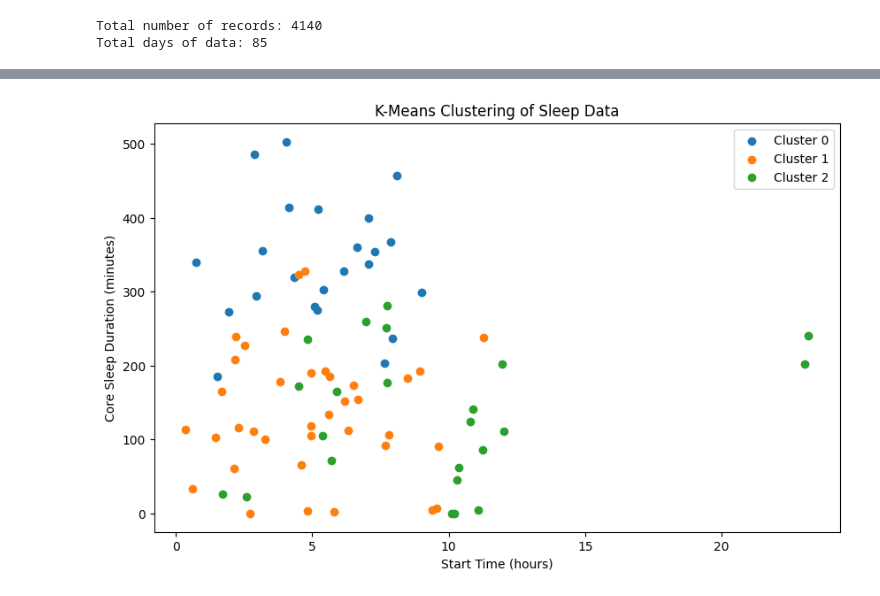
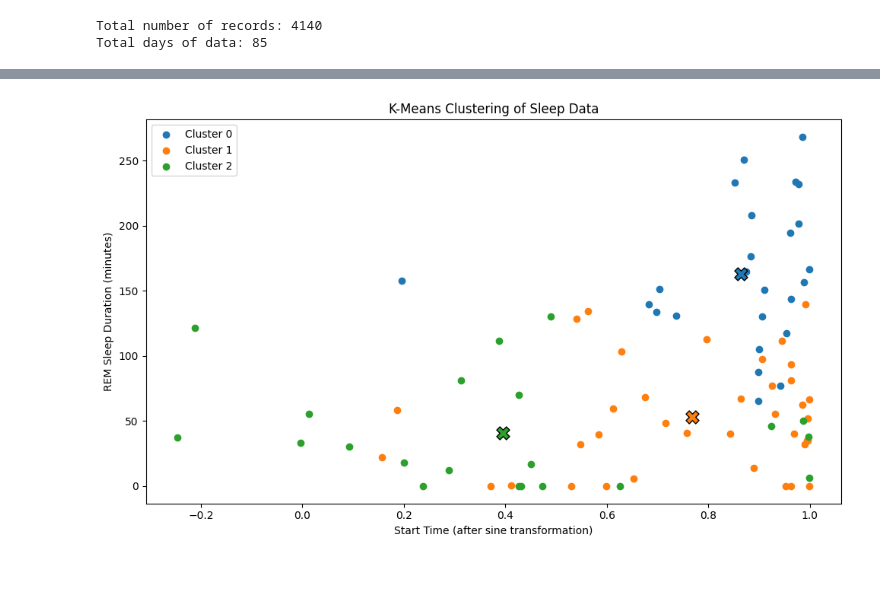
Before and after one commit to shawnyuxuan/ELEC3442-Group-8, a Jupyter notebook: routine-learning.ipynb, the cells around one changed output, grey strips where cells are left out. Saved outputs shown, nothing was run; the diff lists cells and outputs as text; code cells hidden in the pictures.

```diff
--- a/routine-learning.ipynb
+++ b/routine-learning.ipynb
@@ -77,12 +80,17 @@ cluster
 # %%
-plt.figure(figsize=(10, 6))
-for cluster in range(N_CLUSTERS):
-    cluster_data = final_df[final_df['cluster'] == cluster]
-    plt.scatter(cluster_data['start_time'], cluster_data['CORE'], label=f'Cluster {cluster}')
-plt.xlabel('Start Time (hours)')
-plt.ylabel('Core Sleep Duration (minutes)')
-plt.title('K-Means Clustering of Sleep Data')
-plt.legend()
-plt.show()
+centroids = model.cluster_centers_
+centroids_unscaled = scaler.inverse_transform(centroids)
-# %% [output]
-[figure, removed]
+# %%
+plt.figure(figsize=(10, 6))
+for cluster in range(N_CLUSTERS):
+    cluster_data = final_df[final_df['cluster'] == cluster]
+    plt.scatter(cluster_data['start_sin'], cluster_data['REM'], label=f'Cluster {cluster}', marker='o', color=plt.cm.tab10(cluster))
+    plt.scatter(centroids_unscaled[cluster][0], centroids_unscaled[cluster][3], marker='X', s=150, edgecolor='black')
+plt.xlabel('Start Time (after sine transformation)')
+plt.ylabel('REM Sleep Duration (minutes)')
+plt.title('K-Means Clustering of Sleep Data')
+plt.legend()
+plt.tight_layout()
+plt.show()
+# %% [output]
+[figure, added]
```
Also changed, not shown: parts of 3 cells of this notebook, 6 other files.
